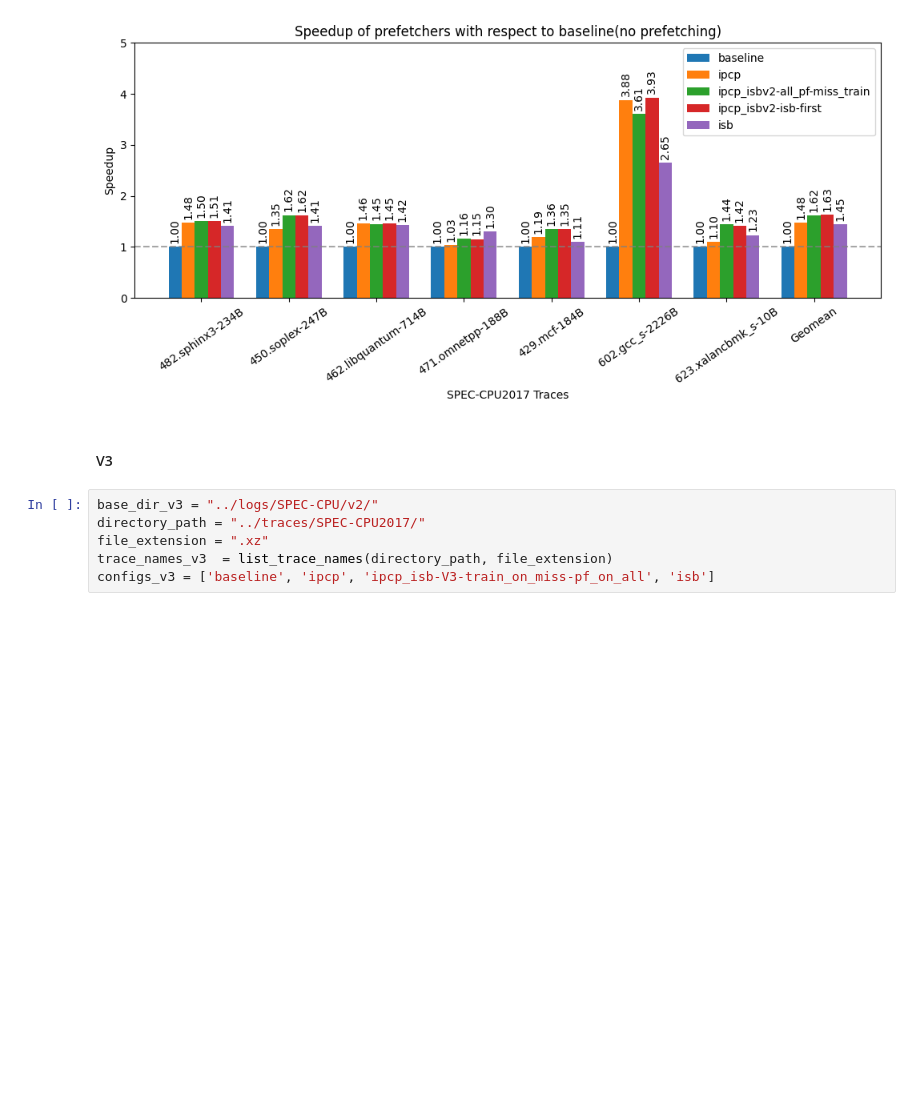
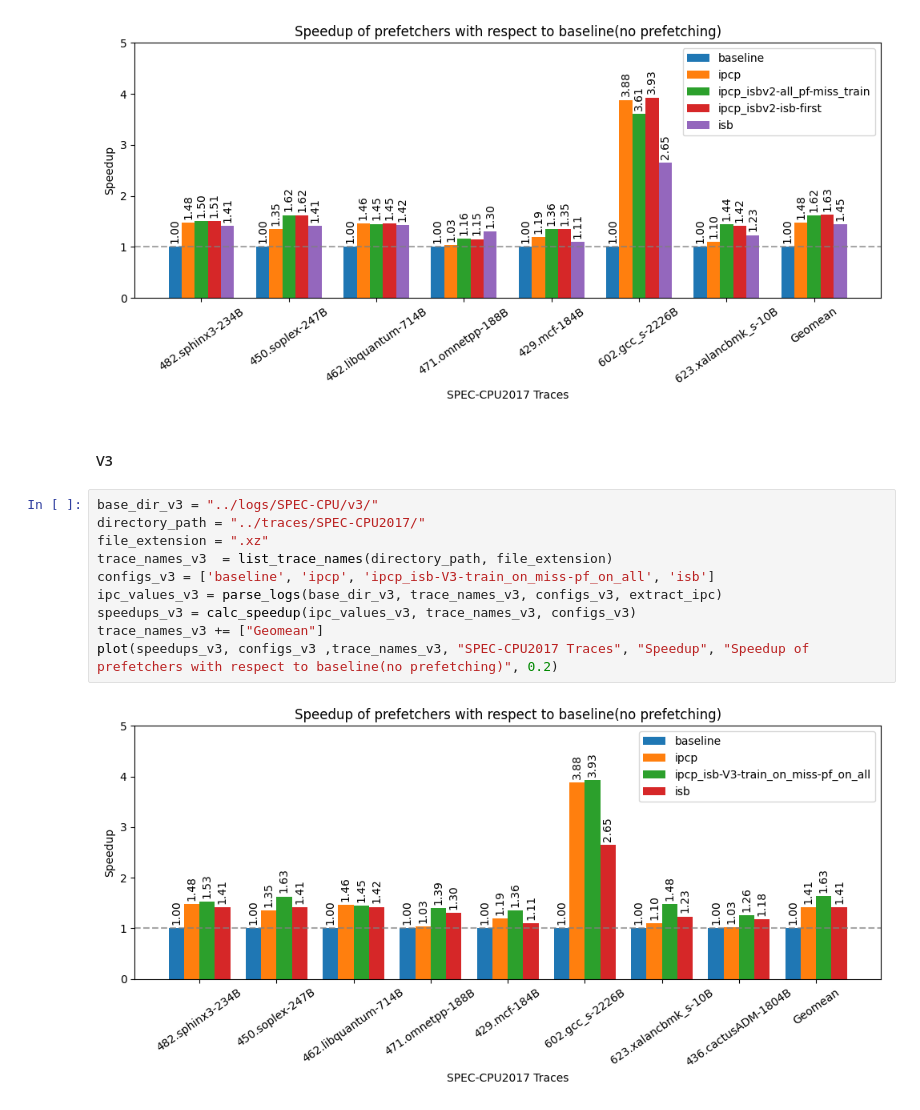
Before and after one commit to ArifAli-0/CS683-Project, a Jupyter notebook: plotter/graph-plotter.ipynb, the cells around one changed output. Saved outputs shown, nothing was run; the diff lists cells and outputs as text; blank space fills up the shorter version.

```diff
--- a/plotter/graph-plotter.ipynb
+++ b/plotter/graph-plotter.ipynb
@@ -158,8 +158,14 @@ plot(speedups_v2, configs_v2 ,trace_names_v2, "SPEC-CPU2017 Traces", "Speedup",
 # %% [markdown]
 #### V3
 # %%
-base_dir_v3 = "../logs/SPEC-CPU/v2/"
+base_dir_v3 = "../logs/SPEC-CPU/v3/"
 directory_path = "../traces/SPEC-CPU2017/"
 file_extension = ".xz"
 trace_names_v3  = list_trace_names(directory_path, file_extension)
 configs_v3 = ['baseline', 'ipcp', 'ipcp_isb-V3-train_on_miss-pf_on_all', 'isb']
+ipc_values_v3 = parse_logs(base_dir_v3, trace_names_v3, configs_v3, extract_ipc)
+speedups_v3 = calc_speedup(ipc_values_v3, trace_names_v3, configs_v3)
+trace_names_v3 += ["Geomean"]
+plot(speedups_v3, configs_v3 ,trace_names_v3, "SPEC-CPU2017 Traces", "Speedup", "Speedup of prefetchers with respect to baseline(no prefetching)", 0.2)
+# %% [output]
+[figure, added]
```
Also changed, not shown: 10 other files.
